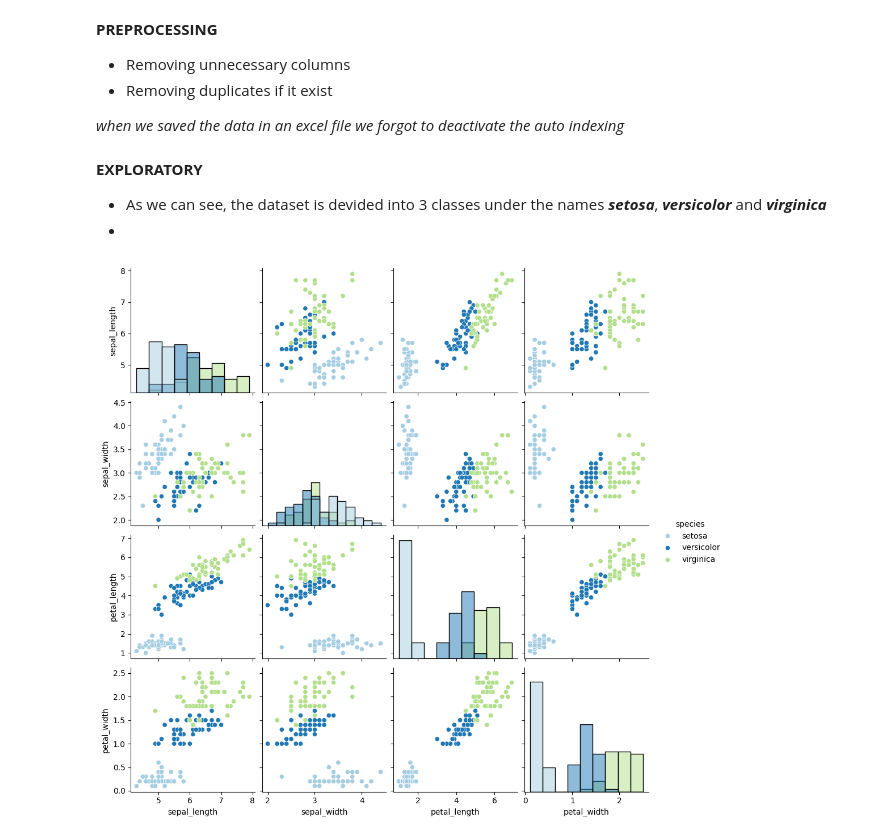
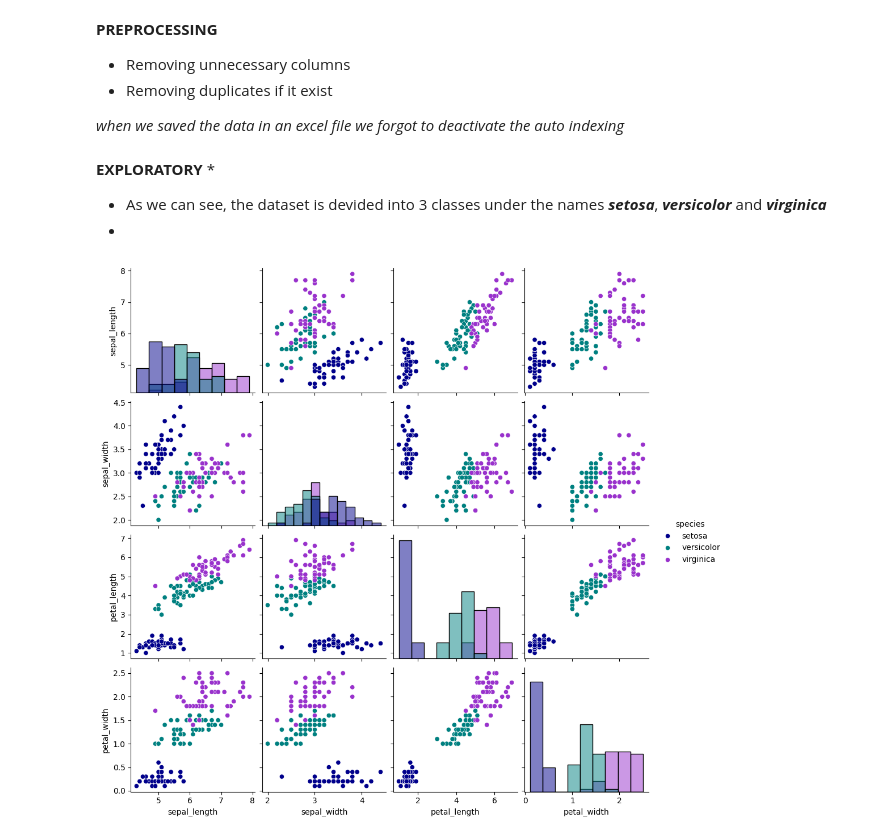
Before and after one commit to Feriel080/fdmia, a Jupyter notebook: knn_algorithm.ipynb, the cells around one changed output. Cells and saved outputs as stored; diff of their text form; code cells hidden in the pictures.

Commit message:
adding colors

```diff
--- a/knn_algorithm.ipynb
+++ b/knn_algorithm.ipynb
@@ -23,11 +23,13 @@ iris.drop(columns='Unnamed: 0', inplace=True)
 iris.drop_duplicates(inplace=True)
 # %% [markdown]
 **EXPLORATORY**
+*
 * As we can see, the dataset is devided into 3 classes under the names ***setosa***, ***versicolor*** and ***virginica***
 *
 # %%
 import seaborn as sns
 
-g = sns.pairplot(iris, hue="species", palette="Paired", diag_kind="hist", height=2.5)
+colors = ['darkblue', 'teal', 'darkorchid']
+g = sns.pairplot(iris, hue="species", palette=colors, diag_kind="hist", height=2.5)
 # %% [output]
-[figure, old version]
+[figure, new version]
```
